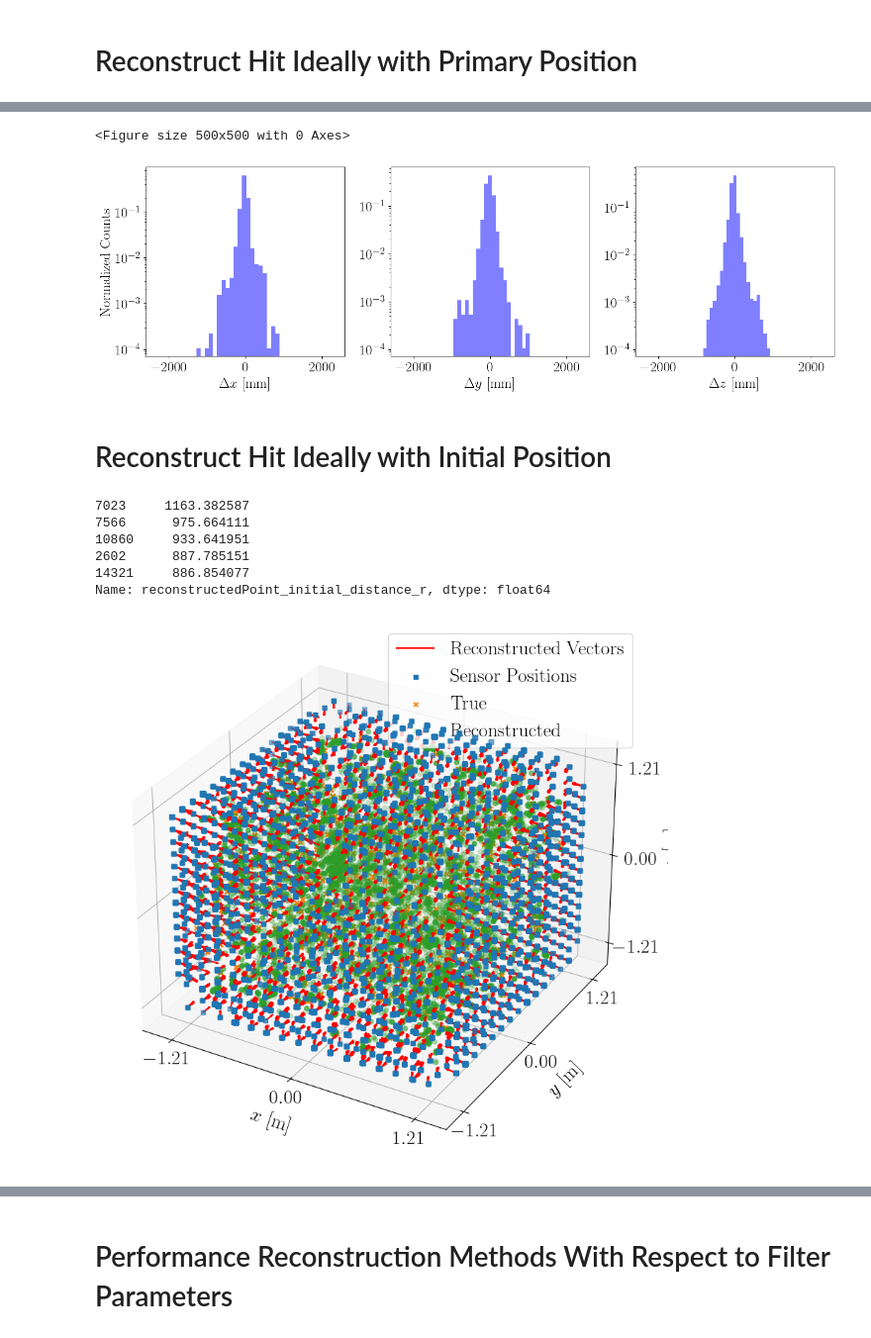
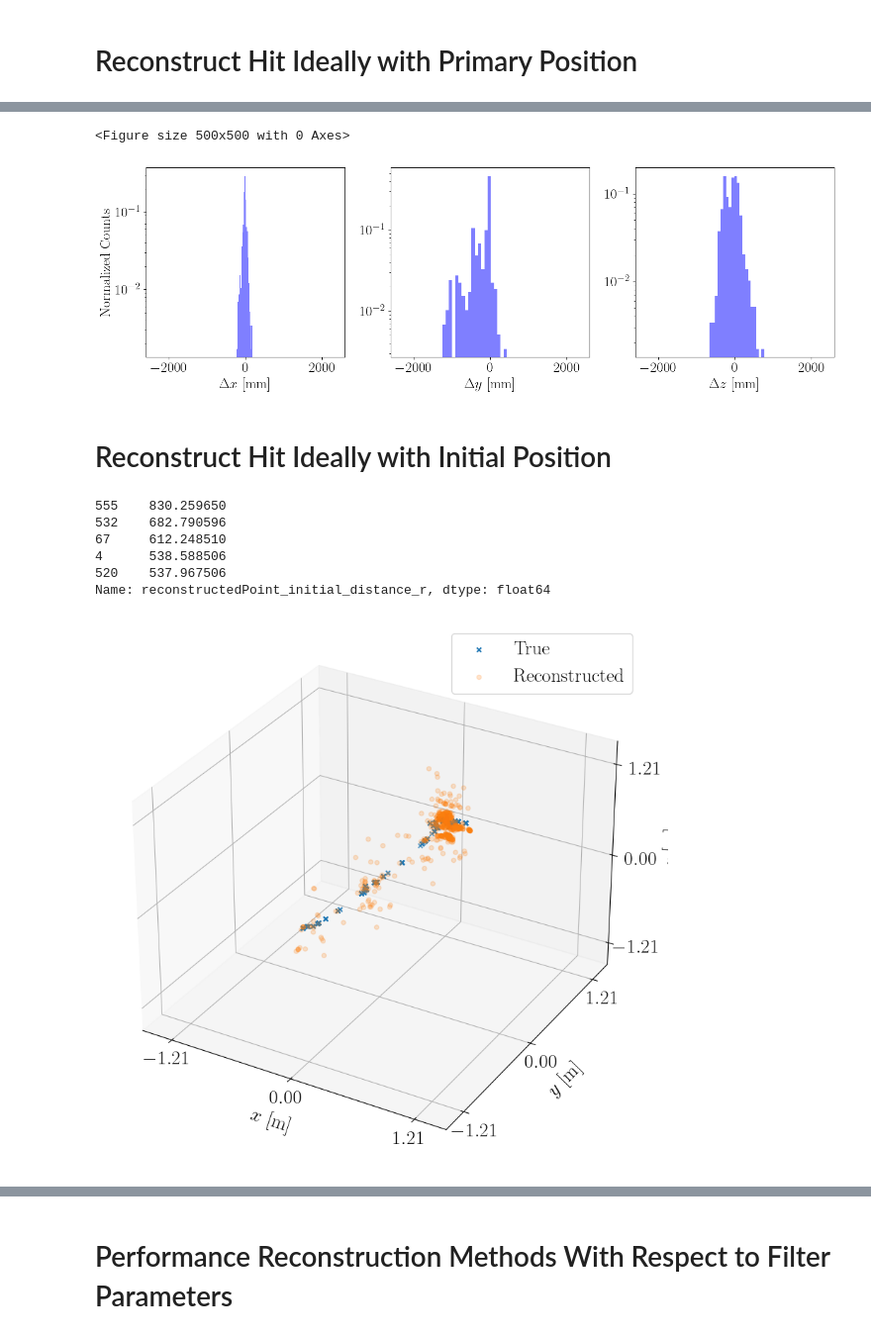
Before and after one commit to Noah-Everett/DSPS-Detector, a Jupyter notebook: analysis/sensitivityAnalysis.ipynb, the cells around one changed output, grey strips where cells are left out. Shown at 99% size. Saved outputs shown, nothing was run; the diff lists cells and outputs as text; code cells hidden in the pictures.

```diff
--- a/analysis/sensitivityAnalysis.ipynb
+++ b/analysis/sensitivityAnalysis.ipynb
@@ -34,7 +34,8 @@ os.environ['PYDEVD_DISABLE_FILE_VALIDATION'] = '1'
 # Load Data
 # %%
 # fileName = '../runs/event_2mu100MeVBackToBack_usedForTrackReconstruction.root'
-fileName = '../runs/calibration_2.42^3_10000gamma_1000events.root'
+# fileName = '../runs/calibration_2.42^3_10000gamma_1000events.root'
+fileName = '../build/event.root'
 histDir = '/photoSensor_hits_histograms'
 print(get_histogram_names    (fileName, histDir))
 print(get_histogram_titles   (fileName, histDir))
@@ -266,7 +272,7 @@ fig.tight_layout()
 fig.show()
 # %% [output]
 <Figure size 500x500 with 0 Axes>
-[figure, old version]
+[figure, new version]
 # %% [markdown]
 # Reconstruct Hit Ideally with Initial Position
 # %%
@@ -275,32 +281,32 @@ df_hits = make_reconstructedPoint_initial_distance(df_hits)
 furthestPoints = df_hits.nlargest(5, 'reconstructedPoint_initial_distance_r').index
 print(df_hits.loc[furthestPoints]['reconstructedPoint_initial_distance_r'])
 # %% [output]
-7023     1163.382587
-7566      975.664111
-10860     933.641951
-2602      887.785151
-14321     886.854077
+555    830.259650
+532    682.790596
+67     612.248510
+4      538.588506
+520    537.967506
 Name: reconstructedPoint_initial_distance_r, dtype: float64
 # %%
 # %matplotlib qt
 %matplotlib inline
 fig = plt.figure(figsize=(10, 10))
 ax = fig.add_subplot(111, projection='3d')
-ax.quiver(df_hits['sensor_position'].apply(lambda x: x[0])/1000,
-          df_hits['sensor_position'].apply(lambda x: x[1])/1000,
-          df_hits['sensor_position'].apply(lambda x: x[2])/1000,
-          df_hits['reconstructedVector_direction'].apply(lambda x: x[0]),
-          df_hits['reconstructedVector_direction'].apply(lambda x: x[1]),
-          df_hits['reconstructedVector_direction'].apply(lambda x: x[2]),
-          label='Reconstructed Vectors',
-          length=0.1,
-          normalize=True,
-          color='red')
-ax.scatter(df_hits['sensor_position'].apply(lambda x: x[0])/1000,
-           df_hits['sensor_position'].apply(lambda x: x[1])/1000,
-           df_hits['sensor_position'].apply(lambda x: x[2])/1000,
-           label='Sensor Positions',
-           marker='s')
+# ax.quiver(df_hits['sensor_position'].apply(lambda x: x[0])/1000,
+#           df_hits['sensor_position'].apply(lambda x: x[1])/1000,
+#           df_hits['sensor_position'].apply(lambda x: x[2])/1000,
+#           df_hits['reconstructedVector_direction'].apply(lambda x: x[0]),
+#           df_hits['reconstructedVector_direction'].apply(lambda x: x[1]),
+#           df_hits['reconstructedVector_direction'].apply(lambda x: x[2]),
+#           label='Reconstructed Vectors',
+#           length=0.1,
+#           normalize=True,
+#           color='red')
+# ax.scatter(df_hits['sensor_position'].apply(lambda x: x[0])/1000,
+#            df_hits['sensor_position'].apply(lambda x: x[1])/1000,
+#            df_hits['sensor_position'].apply(lambda x: x[2])/1000,
+#            label='Sensor Positions',
+#            marker='s')
 ax.scatter(df_hits['initialPosition'].apply(lambda x: x[0])/1000,
            df_hits['initialPosition'].apply(lambda x: x[1])/1000,
            df_hits['initialPosition'].apply(lambda x: x[2])/1000,
@@ -319,34 +325,34 @@ ax.scatter(df_hits['reconstructedPoint_initial_distance'].apply(lambda x: x[0])/
            df_hits['reconstructedPoint_initial_distance'].apply(lambda x: x[1])/1000,
            df_hits['reconstructedPoint_initial_distance'].apply(lambda x: x[2])/1000,
            label='Reconstructed',
            alpha=0.2)
 
 ax.set_xlabel('$x$ [m]')
 ax.set_ylabel('$y$ [m]')
 ax.set_zlabel('$z$ [m]')
 
 ax.xaxis.labelpad = 10
 ax.yaxis.labelpad = 12
 ax.zaxis.labelpad = 17
 
 percExtra=1.2
 ax.set_xlim(-DETECTOR_SIZE_X_MM/2/1000*percExtra, DETECTOR_SIZE_X_MM/2/1000*percExtra)
 ax.set_ylim(-DETECTOR_SIZE_Y_MM/2/1000*percExtra, DETECTOR_SIZE_Y_MM/2/1000*percExtra)
 ax.set_zlim(-DETECTOR_SIZE_Z_MM/2/1000*percExtra, DETECTOR_SIZE_Z_MM/2/1000*percExtra)
 
 n=3
 ax.set_xticks(np.linspace(-DETECTOR_SIZE_X_MM/2/1000, DETECTOR_SIZE_X_MM/2/1000, n))#[[1,-2, n//2]])
 ax.set_yticks(np.linspace(-DETECTOR_SIZE_Y_MM/2/1000, DETECTOR_SIZE_Y_MM/2/1000, n))#[[1,-2, n//2]])
 ax.set_zticks(np.linspace(-DETECTOR_SIZE_Z_MM/2/1000, DETECTOR_SIZE_Z_MM/2/1000, n))#[[1,-2, n//2]])
 
 ax.tick_params(axis='x', pad=0)
 ax.tick_params(axis='y', pad=2)
 ax.tick_params(axis='z', pad=10)
 
 ax.legend(loc='upper right')
 fig.show()
 # %% [output]
-[figure, old version]
+[figure, new version]
 # %%
 PDF, hist, scaled_hist, bins = get_PDF(df_hits['reconstructedPoint_initial_distance_r'], nBins=100)
 initial_mean = np.mean(df_hits['reconstructedPoint_initial_distance_r'])
```
Also changed, not shown: parts of 12 cells of this notebook, 41 other files.
